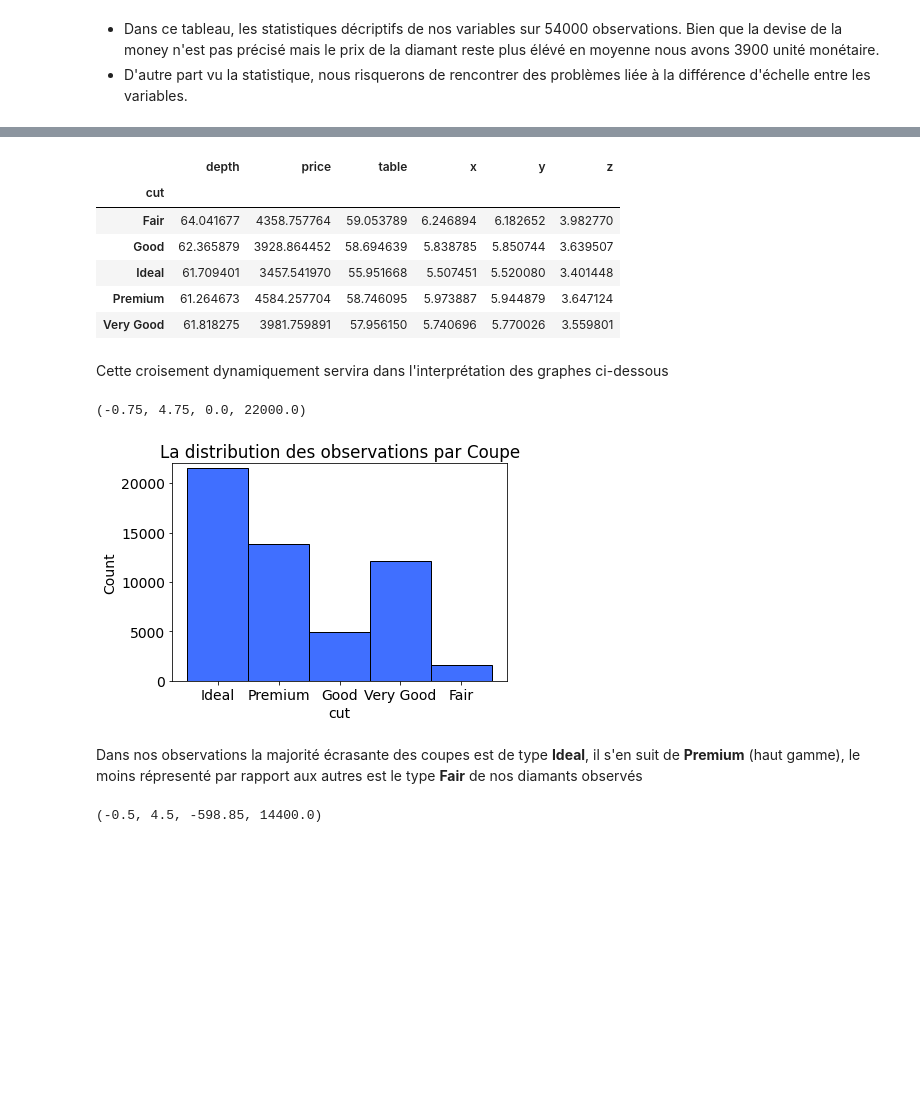
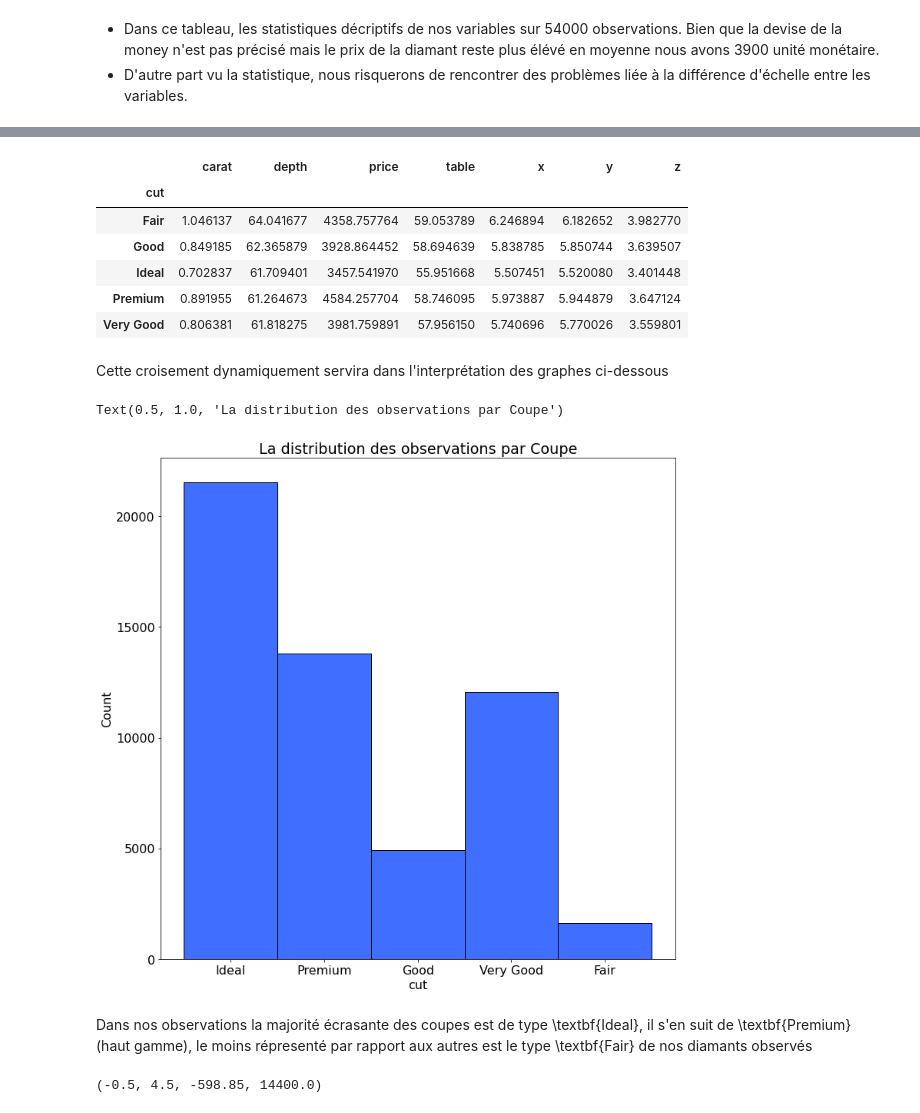
Before and after one commit to SIDIBEMoussa/Simple_training, a Jupyter notebook: Examen_dataviz.ipynb, the cells around one changed output, grey strips where cells are left out. Cells and saved outputs as stored; diff of their text form; code cells hidden in the pictures; blank space fills up the shorter version.

```diff
--- a/Examen_dataviz.ipynb
+++ b/Examen_dataviz.ipynb
@@ -7,5 +7,5 @@ import matplotlib.pyplot as plt
 import seaborn as sns
 import statsmodels.formula.api as stm
 # %%
-data=pd.read_table("bijouterie.txt",sep=",")
+data_b=pd.read_table("bijouterie.txt",sep=",")
 # %%
@@ -22 +24,3 @@ data=data.iloc[:,2:]
+# %%
+data_b=data_b.drop(columns=["ID"])
 # %%
@@ -33,6 +37,7 @@ corr=data.corr()
 # %%
+plt.figure(figsize=(12,12))
 plt.style.use(plt.style.available[10])
-plt.rcParams.update({"font.size":14})
+plt.rcParams.update({"font.size":16})
 plt.title("Matrice de corrélation")
 sns.heatmap(corr,annot=True)
 # %% [output]
@@ -62,25 +82,26 @@ Index(['cut', 'color', 'clarity', 'depth', 'table', 'price', 'x', 'y', 'z'], dty
 # %%
-tdy=pd.pivot_table(data,index=["cut"],aggfunc="mean")
+tdy=pd.pivot_table(data_b,index=["cut"],aggfunc="mean")
 tdy
 # %% [output]
-|  | depth | price | table | x | y | z |
-| cut |  |  |  |  |  |  |
-| Fair | 64.041677 | 4358.757764 | 59.053789 | 6.246894 | 6.182652 | 3.982770 |
-| Good | 62.365879 | 3928.864452 | 58.694639 | 5.838785 | 5.850744 | 3.639507 |
-| Ideal | 61.709401 | 3457.541970 | 55.951668 | 5.507451 | 5.520080 | 3.401448 |
-| Premium | 61.264673 | 4584.257704 | 58.746095 | 5.973887 | 5.944879 | 3.647124 |
-| Very Good | 61.818275 | 3981.759891 | 57.956150 | 5.740696 | 5.770026 | 3.559801 |
+|  | carat | depth | price | table | x | y | z |
+| cut |  |  |  |  |  |  |  |
+| Fair | 1.046137 | 64.041677 | 4358.757764 | 59.053789 | 6.246894 | 6.182652 | 3.982770 |
+| Good | 0.849185 | 62.365879 | 3928.864452 | 58.694639 | 5.838785 | 5.850744 | 3.639507 |
+| Ideal | 0.702837 | 61.709401 | 3457.541970 | 55.951668 | 5.507451 | 5.520080 | 3.401448 |
+| Premium | 0.891955 | 61.264673 | 4584.257704 | 58.746095 | 5.973887 | 5.944879 | 3.647124 |
+| Very Good | 0.806381 | 61.818275 | 3981.759891 | 57.956150 | 5.740696 | 5.770026 | 3.559801 |
 # %% [markdown]
 Cette croisement dynamiquement servira dans l'interprétation des graphes ci-dessous
 # %%
-sns.histplot(data.cut,label=True)
+plt.figure(figsize=(12,12))
+sns.histplot(data_b.cut,label=True)
 plt.title("La distribution des observations par Coupe")
-plt.axis(ymax=22000)
+#plt.axis(ymax=22000)
 # %% [output]
-(-0.75, 4.75, 0.0, 22000.0)
+Text(0.5, 1.0, 'La distribution des observations par Coupe')
-[figure, old version]
+[figure, new version]
 # %% [markdown]
-Dans nos observations la majorité écrasante des coupes est de type **Ideal**, il s'en suit de **Premium** (haut gamme), le moins répresenté par rapport aux autres est le type **Fair** de nos diamants observés
+Dans nos observations la majorité écrasante des coupes est de type \textbf{Ideal}, il s'en suit de \textbf{Premium} (haut gamme), le moins répresenté par rapport aux autres est le type \textbf{Fair} de nos diamants observés
 # %%
 plt.style.use(plt.style.available[10])
 
```
Also changed, not shown: parts of 68 cells of this notebook.
